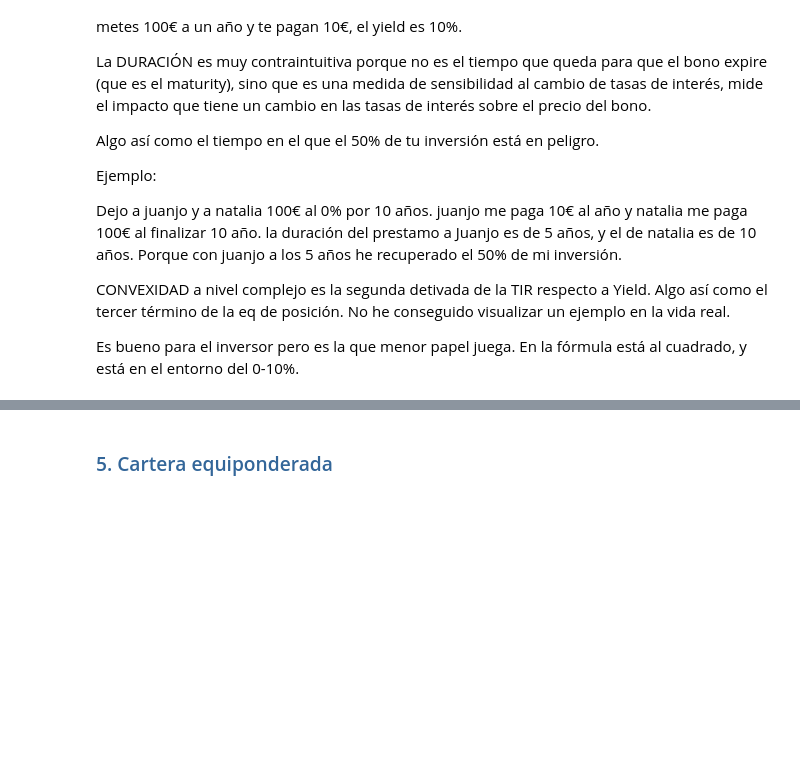
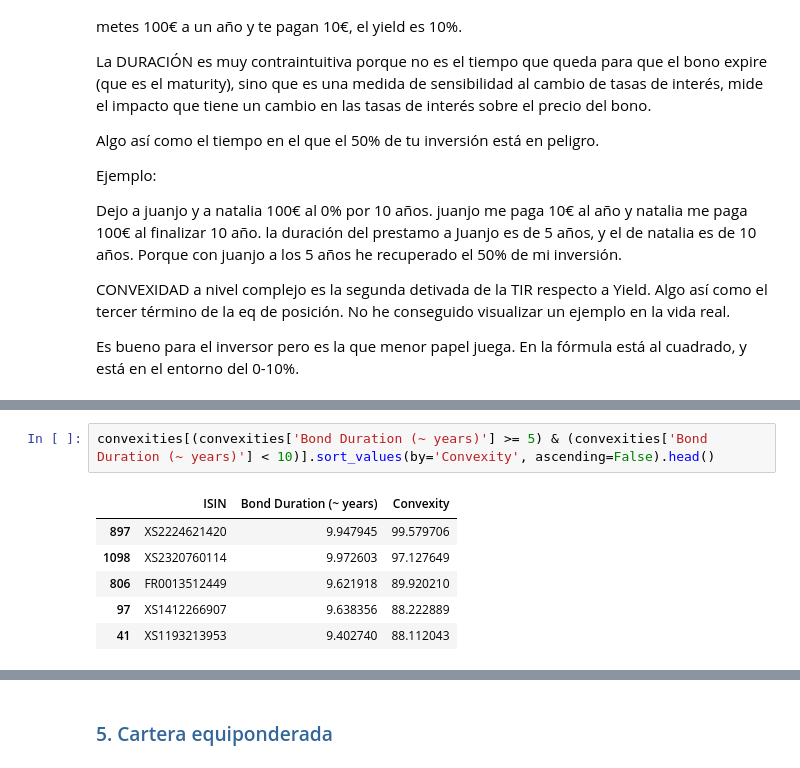
Before and after one commit to Juanjod54/MIAX_TB2.1, a Jupyter notebook: src/TallerRF_AnálisisCartera_Enunciado.ipynb, the cells around one changed output, grey strips where cells are left out. Cells and saved outputs as stored; diff of their text form; blank space fills up the shorter version.

```diff
--- a/src/TallerRF_AnálisisCartera_Enunciado.ipynb
+++ b/src/TallerRF_AnálisisCartera_Enunciado.ipynb
@@ -663,0 +875,9 @@ universo_convexity.sort_values(by='Convexity').head()
+# %%
+convexities[(convexities['Bond Duration (~ years)'] >= 5) & (convexities['Bond Duration (~ years)'] < 10)].sort_values(by='Convexity', ascending=False).head()
+# %% [output]
+|  | ISIN | Bond Duration (~ years) | Convexity |
+| 897 | XS2224621420 | 9.947945 | 99.579706 |
+| 1098 | XS2320760114 | 9.972603 | 97.127649 |
+| 806 | FR0013512449 | 9.621918 | 89.920210 |
+| 97 | XS1412266907 | 9.638356 | 88.222889 |
+| 41 | XS1193213953 | 9.402740 | 88.112043 |
```
Also changed, not shown: parts of 28 cells of this notebook.
